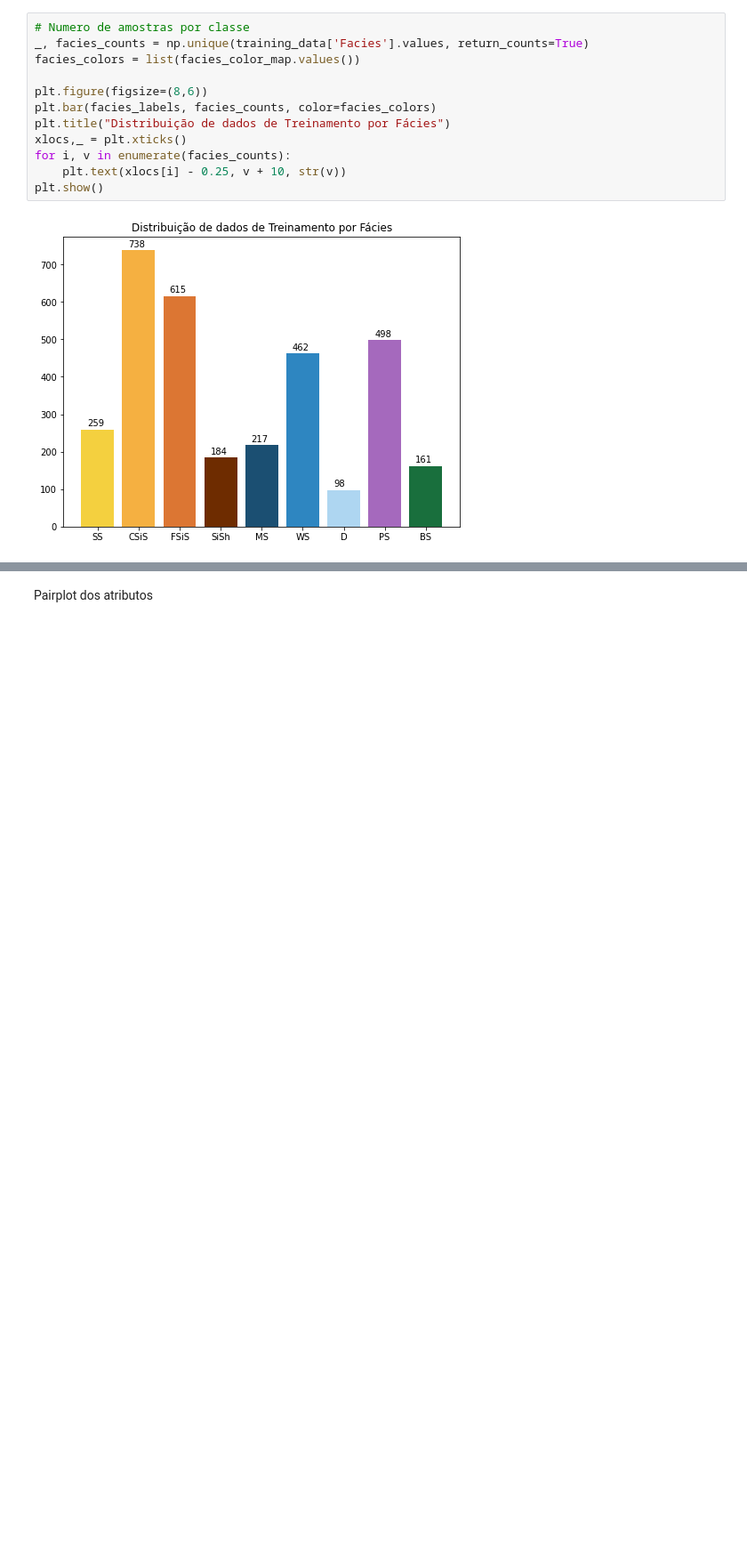
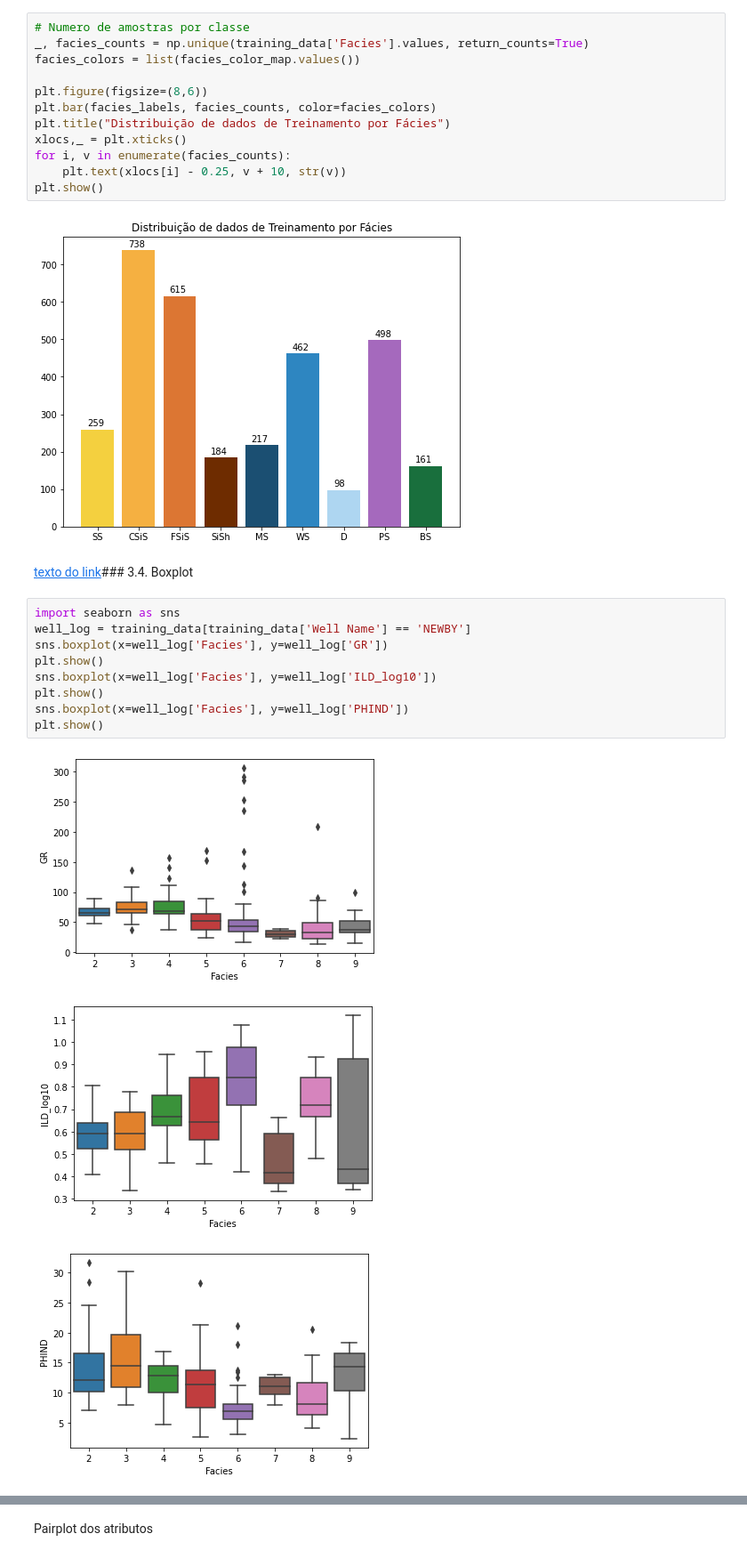
Before and after one commit to nayguele/machine-learning-wells-log, a Jupyter notebook: Facies_Classification_detcam.ipynb, the cells around one changed output, grey strips where cells are left out. Shown at 89% size. Cells and saved outputs as stored; diff of their text form; blank space fills up the shorter version.

```diff
--- a/Facies_Classification_detcam.ipynb
+++ b/Facies_Classification_detcam.ipynb
@@ -244,3 +265,18 @@ for i, v in enumerate(facies_counts):
 plt.show()
 # %% [output]
 [figure]
+# %% [markdown]
+[texto do link](https://)### 3.4. Boxplot
+# %%
+import seaborn as sns
+well_log = training_data[training_data['Well Name'] == 'NEWBY']
+sns.boxplot(x=well_log['Facies'], y=well_log['GR'])
+plt.show()
+sns.boxplot(x=well_log['Facies'], y=well_log['ILD_log10'])
+plt.show()
+sns.boxplot(x=well_log['Facies'], y=well_log['PHIND'])
+plt.show()
+# %% [output]
+[figure, added]
+[figure, added]
+[figure, added]
```
Also changed, not shown: parts of 64 cells of this notebook, 1 other file.
